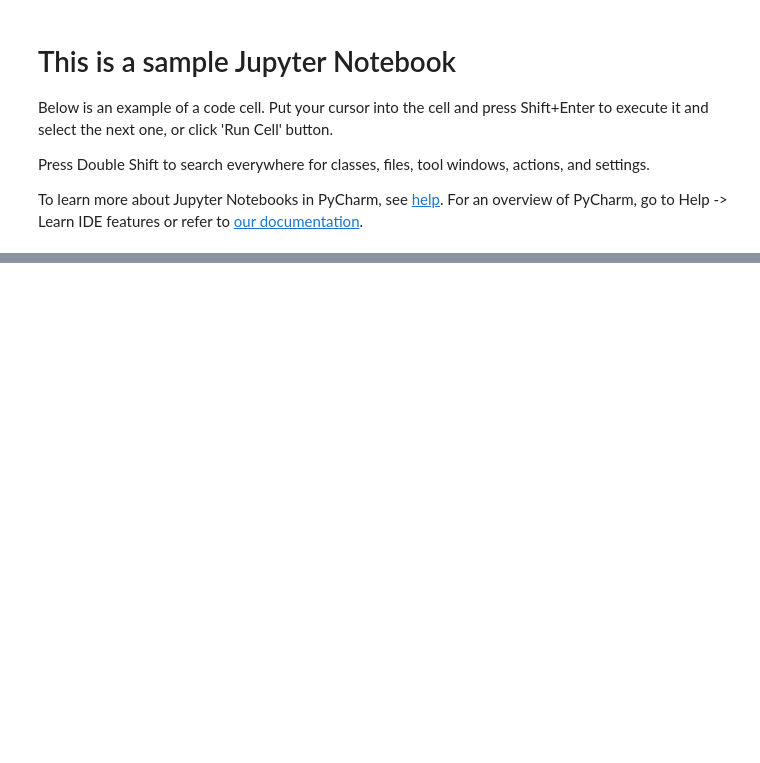
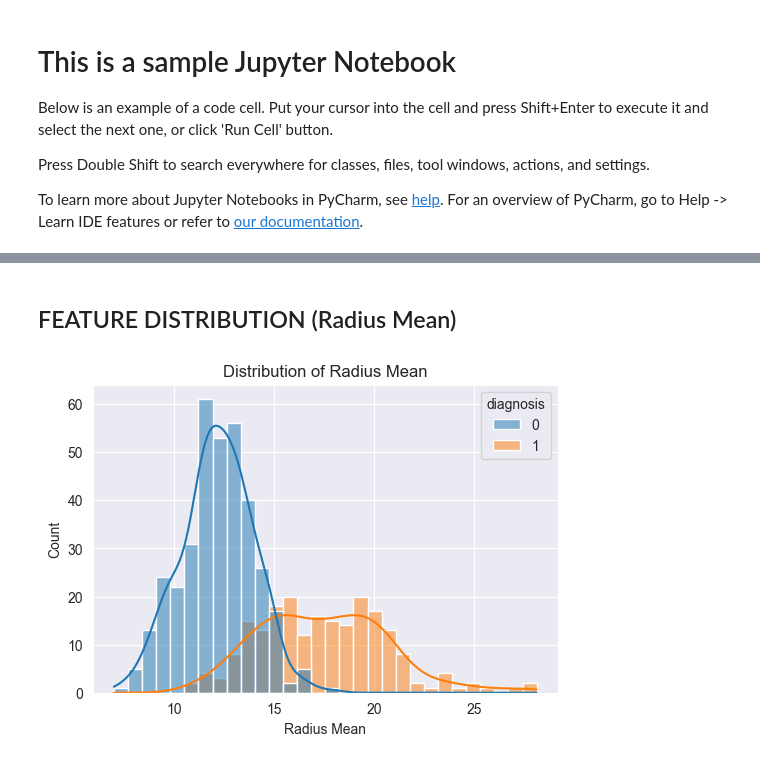
Before and after one commit to rezgui-yessin/cancer-breast-v2, a Jupyter notebook: sample.ipynb, the cells around one changed output, grey strips where cells are left out. Drawn from its saved outputs; the diff is of its cells as text; code cells hidden in the pictures; blank space fills up the shorter version.

```diff
--- a/sample.ipynb
+++ b/sample.ipynb
@@ -37,0 +89,16 @@ df['diagnosis'] = df['diagnosis'].map({'M':1, 'B':0})
+# %% [markdown]
+## FEATURE DISTRIBUTION (Radius Mean)
+# %%
+plt.figure(figsize=(6,4))
+sns.histplot(
+    data=df,
+    x='radius_mean',
+    hue='diagnosis',
+    bins=30,
+    kde=True
+)
+plt.title("Distribution of Radius Mean")
+plt.xlabel("Radius Mean")
+plt.show()
+# %% [output]
+[figure, added]
```
Also changed, not shown: parts of 22 cells of this notebook.
